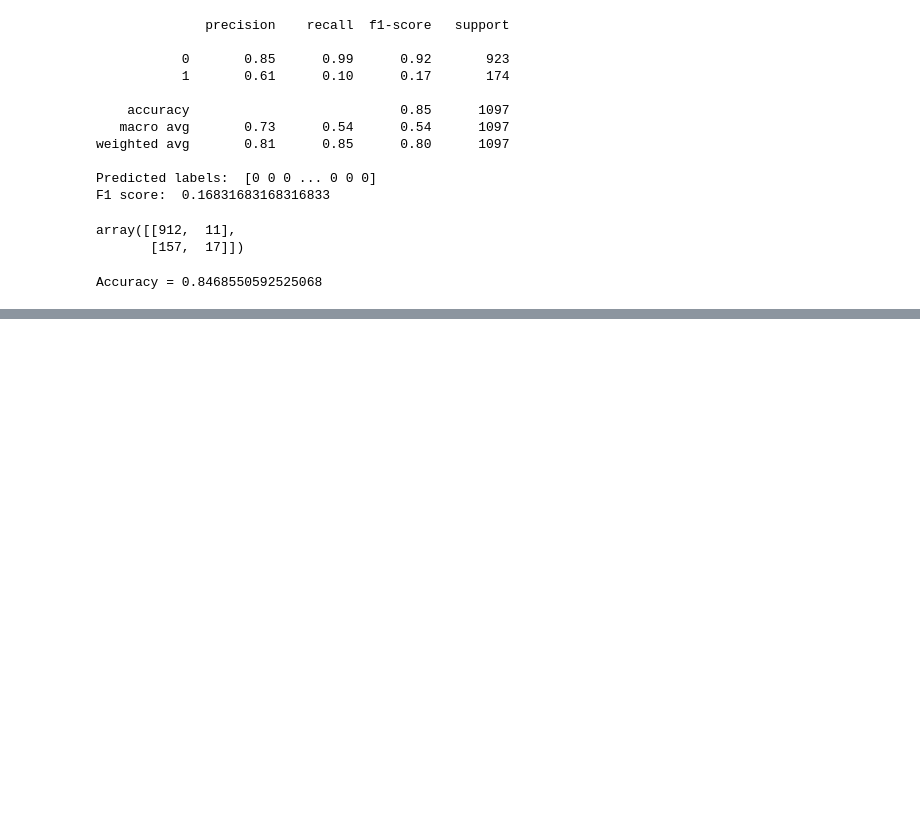
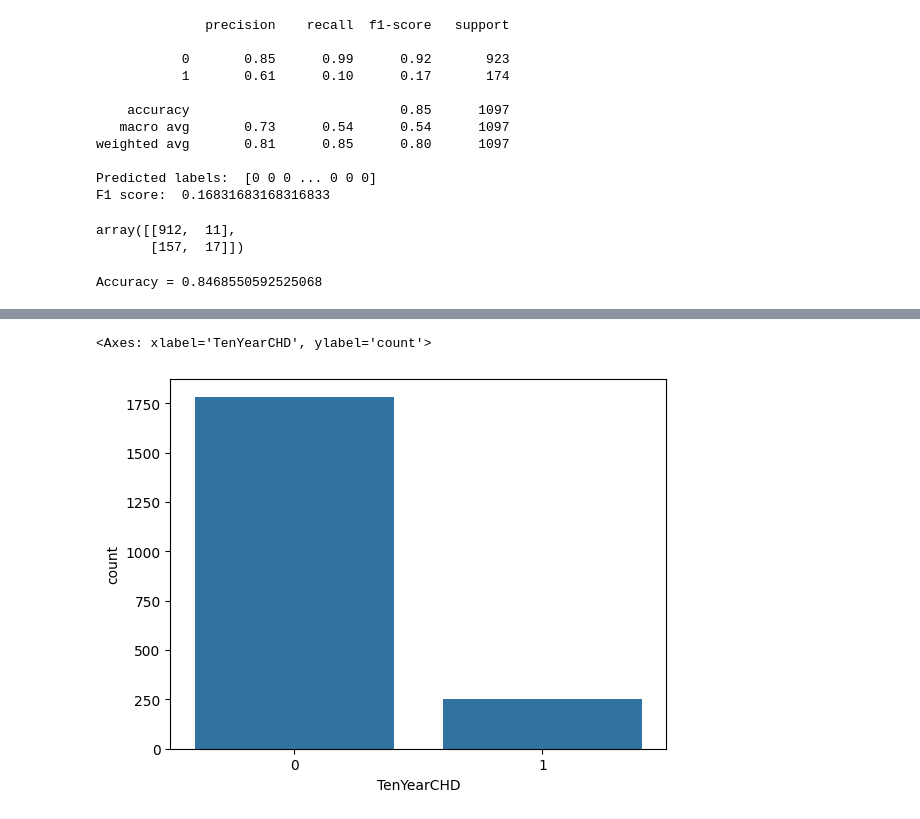
Before and after one commit to ikeasamoahansah/Heart-Disease-Prediction, a Jupyter notebook: notebook.ipynb, the cells around one changed output, grey strips where cells are left out. Drawn from its saved outputs; the diff is of its cells as text; code cells hidden in the pictures; blank space fills up the shorter version.

```diff
--- a/notebook.ipynb
+++ b/notebook.ipynb
@@ -153,0 +209,9 @@ Accuracy = 0.8468550592525068
+# %%
+# Get data of men and women vs TenYearCHD
+
+women = df[df['male'] == 0]
+
+sns.countplot(women, x='TenYearCHD')
+# %% [output]
+<Axes: xlabel='TenYearCHD', ylabel='count'>
+[figure, added]
```
Also changed, not shown: parts of 5 cells of this notebook.
